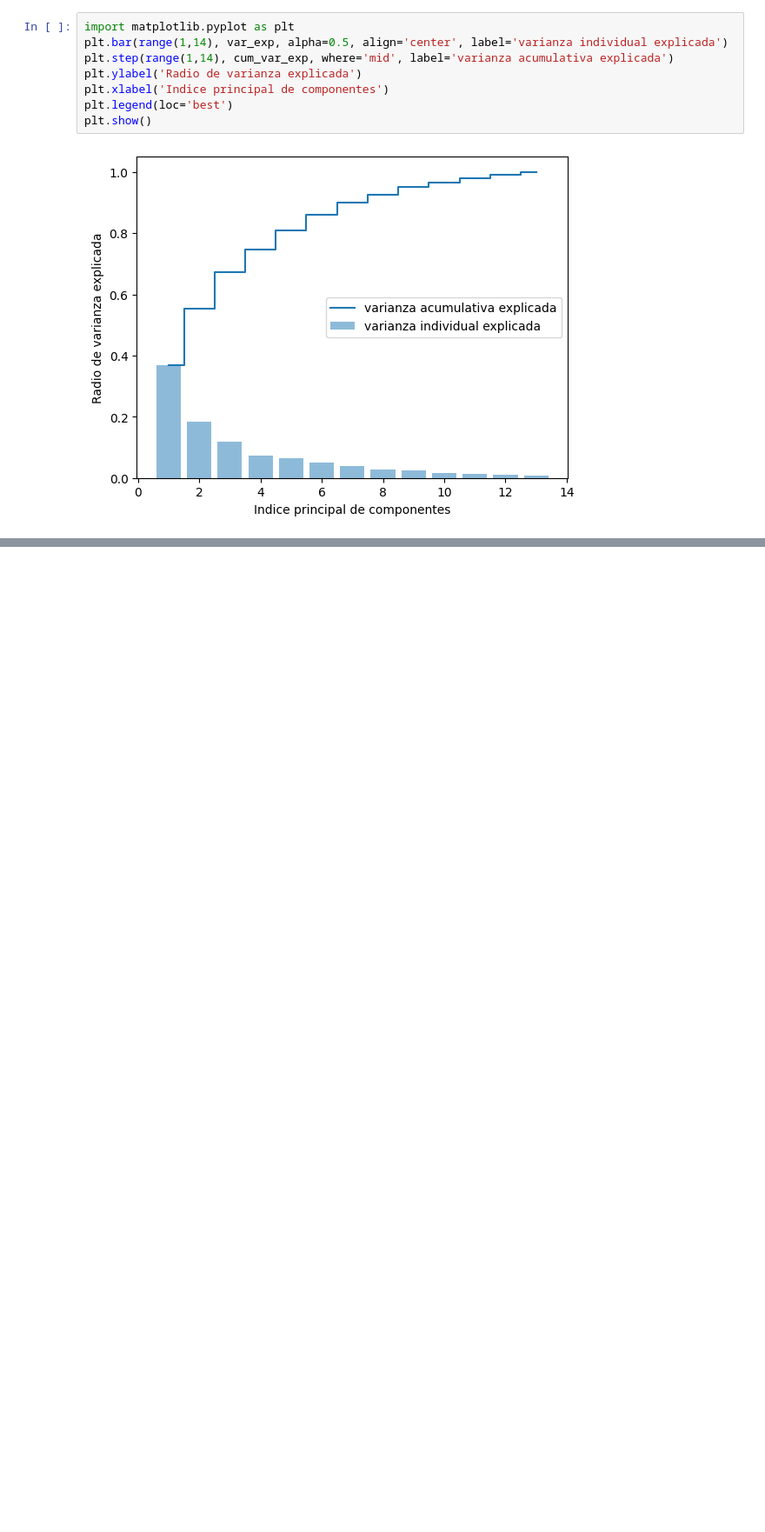
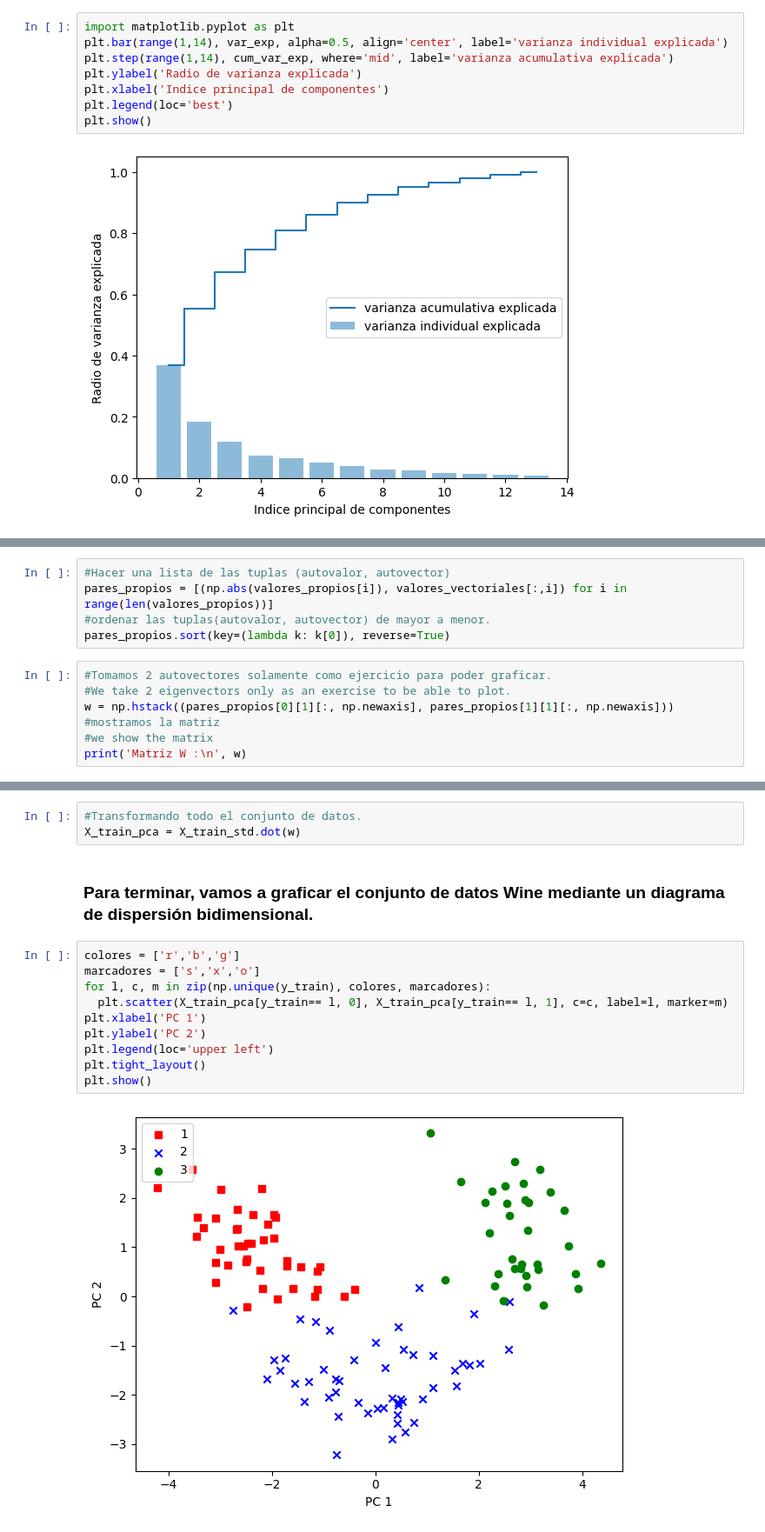
Before and after one commit to juancaalcaraz/practicaML, a Jupyter notebook: practicando_DS_wine.ipynb, the cells around one changed output, grey strips where cells are left out. Shown: that part at 87% size. Drawn from its saved outputs; the diff is of its cells as text; blank space fills up the shorter version.

```diff
--- a/practicando_DS_wine.ipynb
+++ b/practicando_DS_wine.ipynb
@@ -331,0 +338,12 @@ plt.show()
+# %%
+#Hacer una lista de las tuplas (autovalor, autovector)
+pares_propios = [(np.abs(valores_propios[i]), valores_vectoriales[:,i]) for i in range(len(valores_propios))]
+#ordenar las tuplas(autovalor, autovector) de mayor a menor.
+pares_propios.sort(key=(lambda k: k[0]), reverse=True)
+# %%
+#Tomamos 2 autovectores solamente como ejercicio para poder graficar.
+#We take 2 eigenvectors only as an exercise to be able to plot.
+w = np.hstack((pares_propios[0][1][:, np.newaxis], pares_propios[1][1][:, np.newaxis]))
+#mostramos la matriz
+#we show the matrix
+print('Matriz W :\n', w)
@@ -331,0 +373,17 @@ plt.show()
+# %%
+#Transformando todo el conjunto de datos.
+X_train_pca = X_train_std.dot(w)
+# %% [markdown]
+### Para terminar, vamos a graficar el conjunto de datos Wine mediante un diagrama de dispersión bidimensional.
+# %%
+colores = ['r','b','g']
+marcadores = ['s','x','o']
+for l, c, m in zip(np.unique(y_train), colores, marcadores):
+  plt.scatter(X_train_pca[y_train== l, 0], X_train_pca[y_train== l, 1], c=c, label=l, marker=m)
+plt.xlabel('PC 1')
+plt.ylabel('PC 2')
+plt.legend(loc='upper left')
+plt.tight_layout()
+plt.show()
+# %% [output]
+[figure, added]
```
Also changed, not shown: parts of 11 cells of this notebook.
